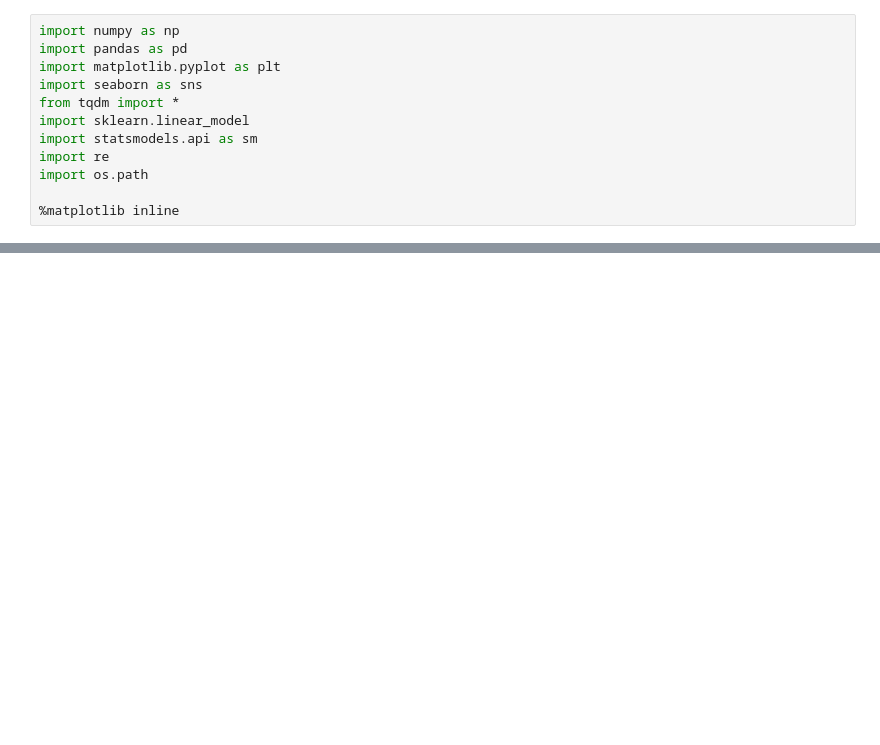
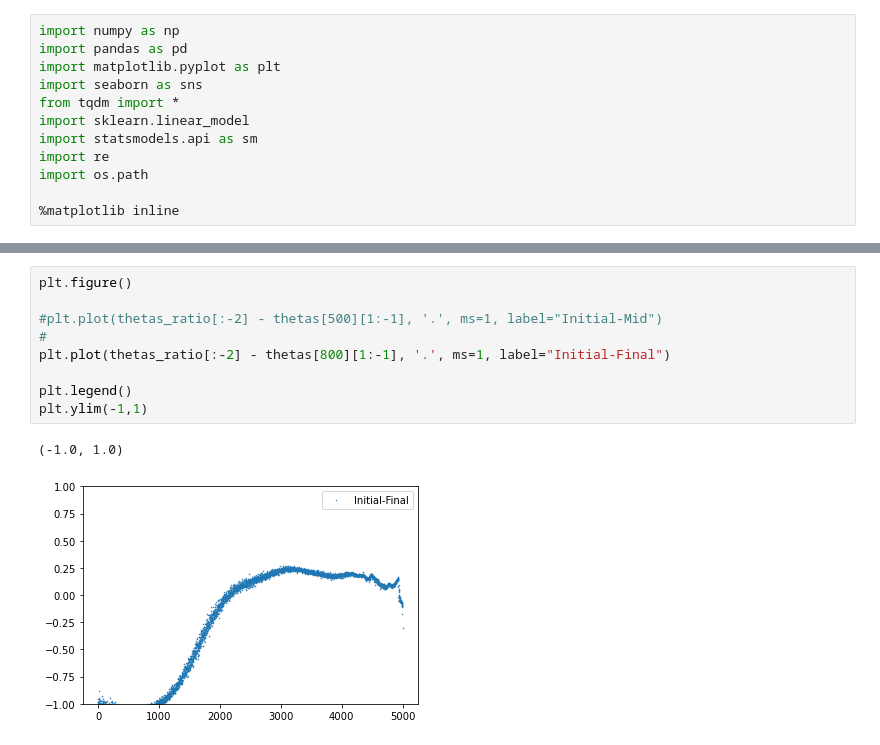
Before and after one commit to regevs/matrix_shuffle, a Jupyter notebook: notebooks/20210509_fresh_check.ipynb, the cells around one changed output, grey strips where cells are left out. Cells and saved outputs as stored; diff of their text form; blank space fills up the shorter version.

```diff
--- a/notebooks/20210509_fresh_check.ipynb
+++ b/notebooks/20210509_fresh_check.ipynb
@@ -77,2 +80,14 @@ plt.legend()
+# %%
+plt.figure()
+
+#plt.plot(thetas_ratio[:-2] - thetas[500][1:-1], '.', ms=1, label="Initial-Mid")
+#
+plt.plot(thetas_ratio[:-2] - thetas[800][1:-1], '.', ms=1, label="Initial-Final")
+
+plt.legend()
+plt.ylim(-1,1)
+# %% [output]
+(-1.0, 1.0)
+[figure, added]
 # %%
 plt.figure()
```
Also changed, not shown: parts of 8 cells of this notebook, 6 other files.
